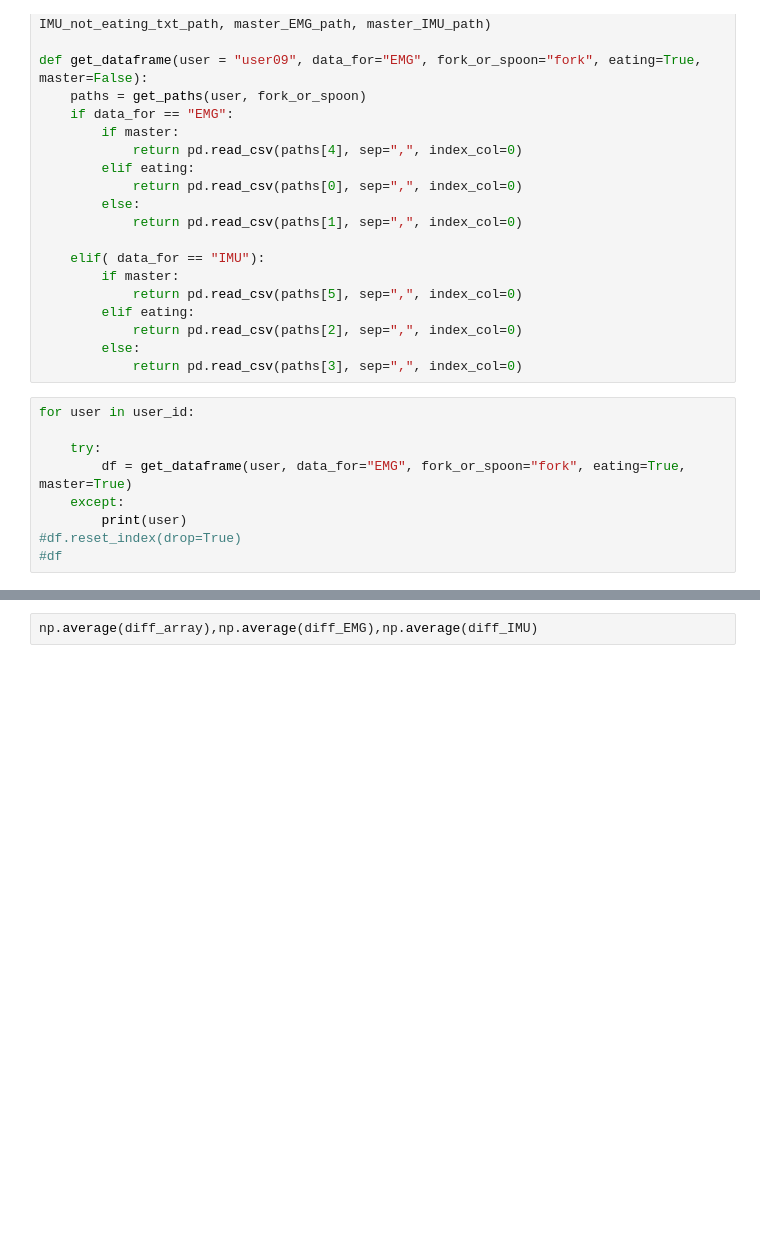
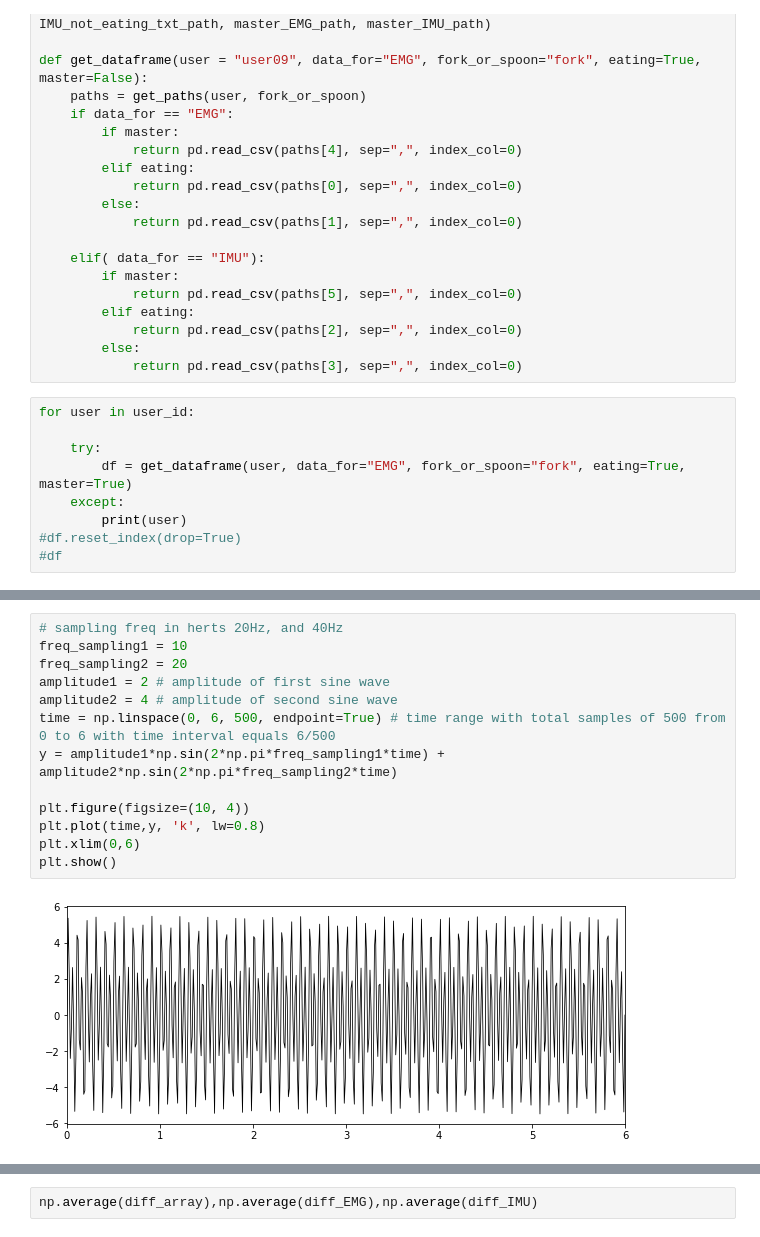
Before and after one commit to GiveThanksAlways/data-mining-project-1, a Jupyter notebook: feature_extraction.ipynb, the cells around one changed output, grey strips where cells are left out. Drawn from its saved outputs; the diff is of its cells as text; blank space fills up the shorter version.

```diff
--- a/feature_extraction.ipynb
+++ b/feature_extraction.ipynb
@@ -58,0 +98,15 @@ for user in user_id:
+# %%
+# sampling freq in herts 20Hz, and 40Hz
+freq_sampling1 = 10
+freq_sampling2 = 20
+amplitude1 = 2 # amplitude of first sine wave
+amplitude2 = 4 # amplitude of second sine wave
+time = np.linspace(0, 6, 500, endpoint=True) # time range with total samples of 500 from 0 to 6 with time interval equals 6/500
+y = amplitude1*np.sin(2*np.pi*freq_sampling1*time) + amplitude2*np.sin(2*np.pi*freq_sampling2*time)
+
+plt.figure(figsize=(10, 4))
+plt.plot(time,y, 'k', lw=0.8)
+plt.xlim(0,6)
+plt.show()
+# %% [output]
+[figure, added]
```
Also changed, not shown: parts of 6 cells of this notebook, 1 other file.
